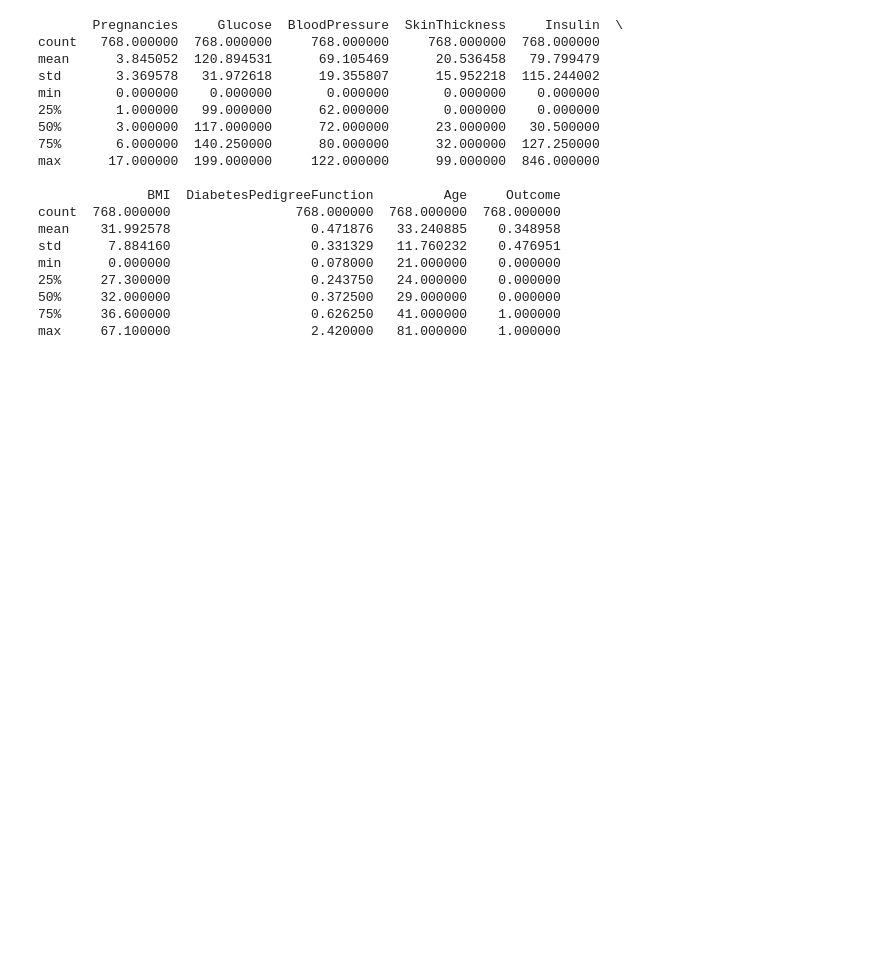
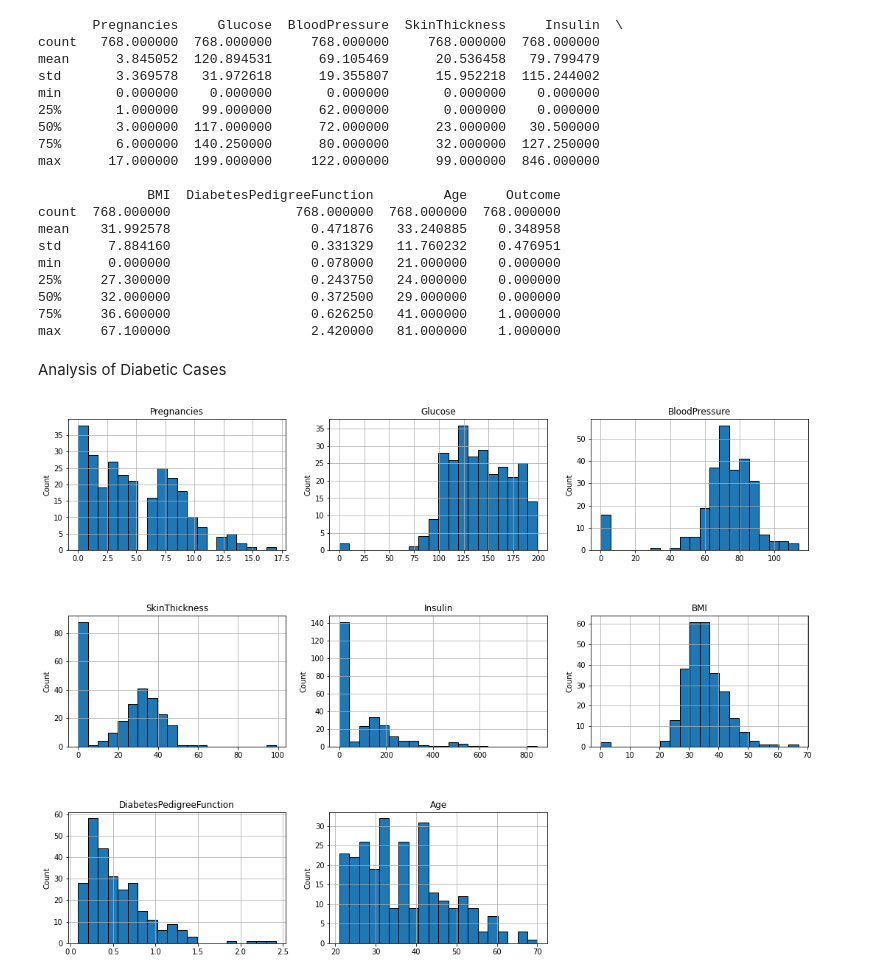
Before and after one commit to HoucemZribi/Diabet, a Jupyter notebook: Diabet.ipynb, the cells around one changed output. Saved outputs shown, nothing was run; the diff lists cells and outputs as text; code cells hidden in the pictures; blank space fills up the shorter version.

```diff
--- a/Diabet.ipynb
+++ b/Diabet.ipynb
@@ -88,3 +88,21 @@ min      0.000000                  0.078000   21.000000    0.000000
 50%     32.000000                  0.372500   29.000000    0.000000
 75%     36.600000                  0.626250   41.000000    1.000000
 max     67.100000                  2.420000   81.000000    1.000000
+# %% [markdown]
+Analysis of Diabetic Cases
+# %%
+import itertools
+from IPython.core.pylabtools import figsize
+data_diabetic=data[data["Outcome"]==1]
+columns = data.columns[:8]
+plt.subplots(figsize=(18,18))
+length=len(columns)
+for i,j in itertools.zip_longest(columns,range(length)):
+    plt.subplot((length/2),3,j+1)
+    plt.subplots_adjust(wspace=0.2,hspace=0.5)
+    plt.ylabel("Count")
+    data_diabetic[i].hist(bins=20,edgecolor='black')
+    plt.title(i)
+plt.show()
+# %% [output]
+[figure, added]
```
Also changed, not shown: parts of 2 cells of this notebook.
